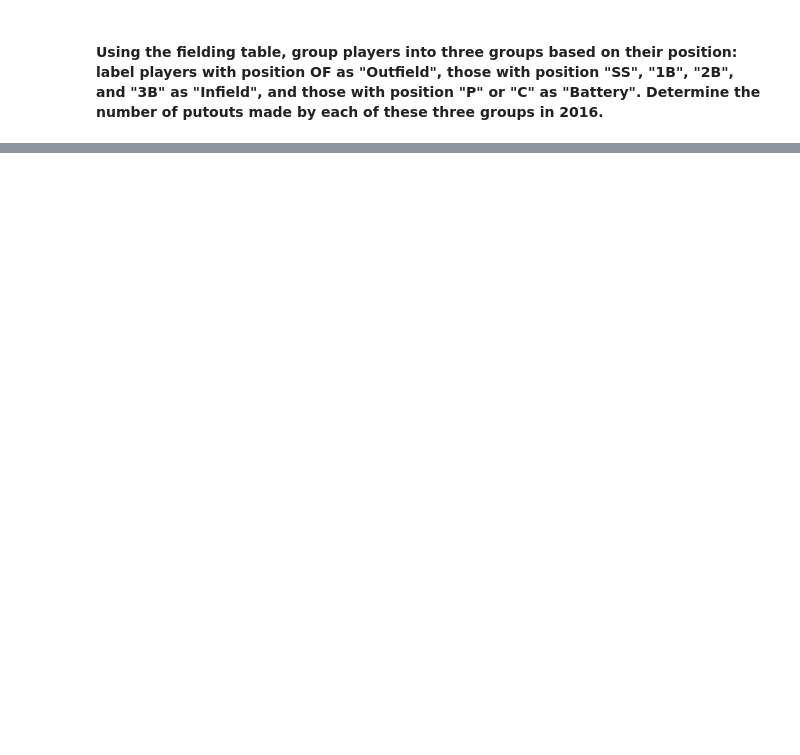
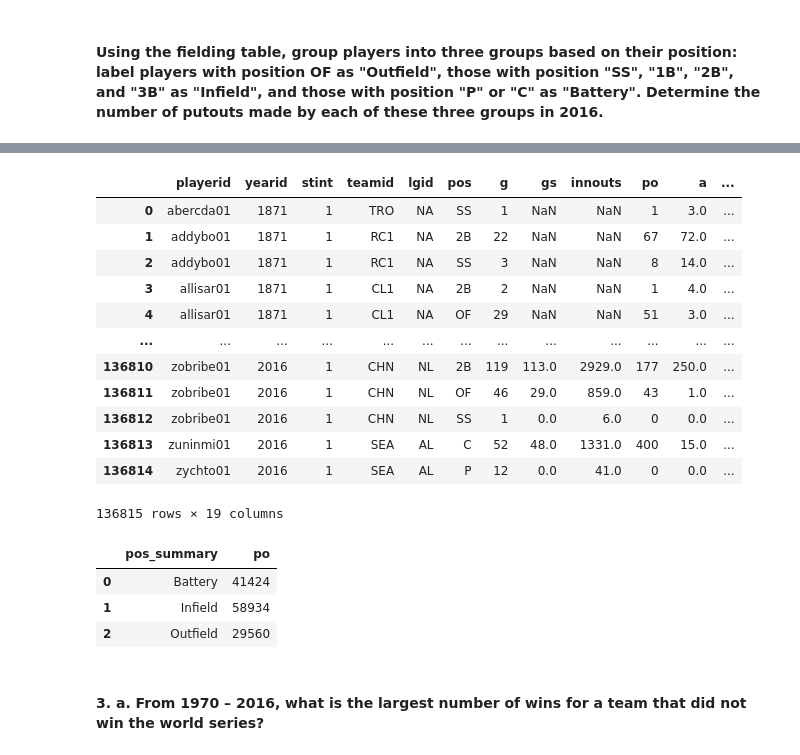
Before and after one commit to dpatelaqua/lahman-baseball-dpatelaqua_python, a Jupyter notebook: lahman-baseball-notebook.ipynb, the cells around one changed output, grey strips where cells are left out. Cells and saved outputs as stored; diff of their text form; code cells hidden in the pictures; blank space fills up the shorter version.

```diff
--- a/lahman-baseball-notebook.ipynb
+++ b/lahman-baseball-notebook.ipynb
@@ -146,0 +169,3 @@ Which managers have won the TSN Manager of the Year award in both the National L
+# %%
+fielding_df = pd.read_sql("SELECT * FROM fielding;", con=engine)
+fielding_df.head()
@@ -146,0 +179,19 @@ Which managers have won the TSN Manager of the Year award in both the National L
+# %%
+#Creating a POS_GROUP Column
+pos_group=[]
+
+
+
+for player in fielding_df['pos']:
+    if player in ["SS", "1B", "2B","3B"]:
+        pos_category ='Infield'
+    elif player in ["P","C"]:
+        pos_category='Battery'
+    else:
+        pos_category='Outfield'
+    pos_group.append(pos_category)
+
+# confirm list counts is = dataframe count
+print('List records = ',len(pos_group))
+print('\n\n**************\n')
+fielding_df.info()
@@ -146,0 +216,34 @@ Which managers have won the TSN Manager of the Year award in both the National L
+# %%
+#join a list to the dataframe if the row counts match with a new header inserted
+finalsummary_df = fielding_df.assign(pos_summary = pos_group)
+finalsummary_df
+# %% [output]
+|  | playerid | yearid | stint | teamid | lgid | pos | g | gs | innouts | po | a | ... |
+| 0 | abercda01 | 1871 | 1 | TRO | NA | SS | 1 | NaN | NaN | 1 | 3.0 | ... |
+| 1 | addybo01 | 1871 | 1 | RC1 | NA | 2B | 22 | NaN | NaN | 67 | 72.0 | ... |
+| 2 | addybo01 | 1871 | 1 | RC1 | NA | SS | 3 | NaN | NaN | 8 | 14.0 | ... |
+| 3 | allisar01 | 1871 | 1 | CL1 | NA | 2B | 2 | NaN | NaN | 1 | 4.0 | ... |
+| 4 | allisar01 | 1871 | 1 | CL1 | NA | OF | 29 | NaN | NaN | 51 | 3.0 | ... |
+| ... | ... | ... | ... | ... | ... | ... | ... | ... | ... | ... | ... | ... |
+| 136810 | zobribe01 | 2016 | 1 | CHN | NL | 2B | 119 | 113.0 | 2929.0 | 177 | 250.0 | ... |
+| 136811 | zobribe01 | 2016 | 1 | CHN | NL | OF | 46 | 29.0 | 859.0 | 43 | 1.0 | ... |
+| 136812 | zobribe01 | 2016 | 1 | CHN | NL | SS | 1 | 0.0 | 6.0 | 0 | 0.0 | ... |
+| 136813 | zuninmi01 | 2016 | 1 | SEA | AL | C | 52 | 48.0 | 1331.0 | 400 | 15.0 | ... |
+| 136814 | zychto01 | 2016 | 1 | SEA | AL | P | 12 | 0.0 | 41.0 | 0 | 0.0 | ... |
+136815 rows × 19 columns
+# %%
+summary_2016 = finalsummary_df[finalsummary_df.yearid==2016]
+
+#fielding_2016 = summary_2016.groupby(['pos_summary','po'],as_index=False)['pos_summary'].sum()
+summary_2016[['po', 'pos_summary']].groupby('pos_summary', as_index = False).sum()
+
+# fielding_summary = fielding_df.groupby(['pos_gp'],as_index=False).sum()
+# #covid_zip_summary =covidzip_df.groupby(['zip'],as_index=False)['cases'].sum()
+# fielding_summary
+# %% [output]
+|  | pos_summary | po |
+| 0 | Battery | 41424 |
+| 1 | Infield | 58934 |
+| 2 | Outfield | 29560 |
+# %% [markdown]
+#### 3. a. From 1970 – 2016, what is the largest number of wins for a team that did not win the world series?
```
Also changed, not shown: parts of 40 cells of this notebook.
